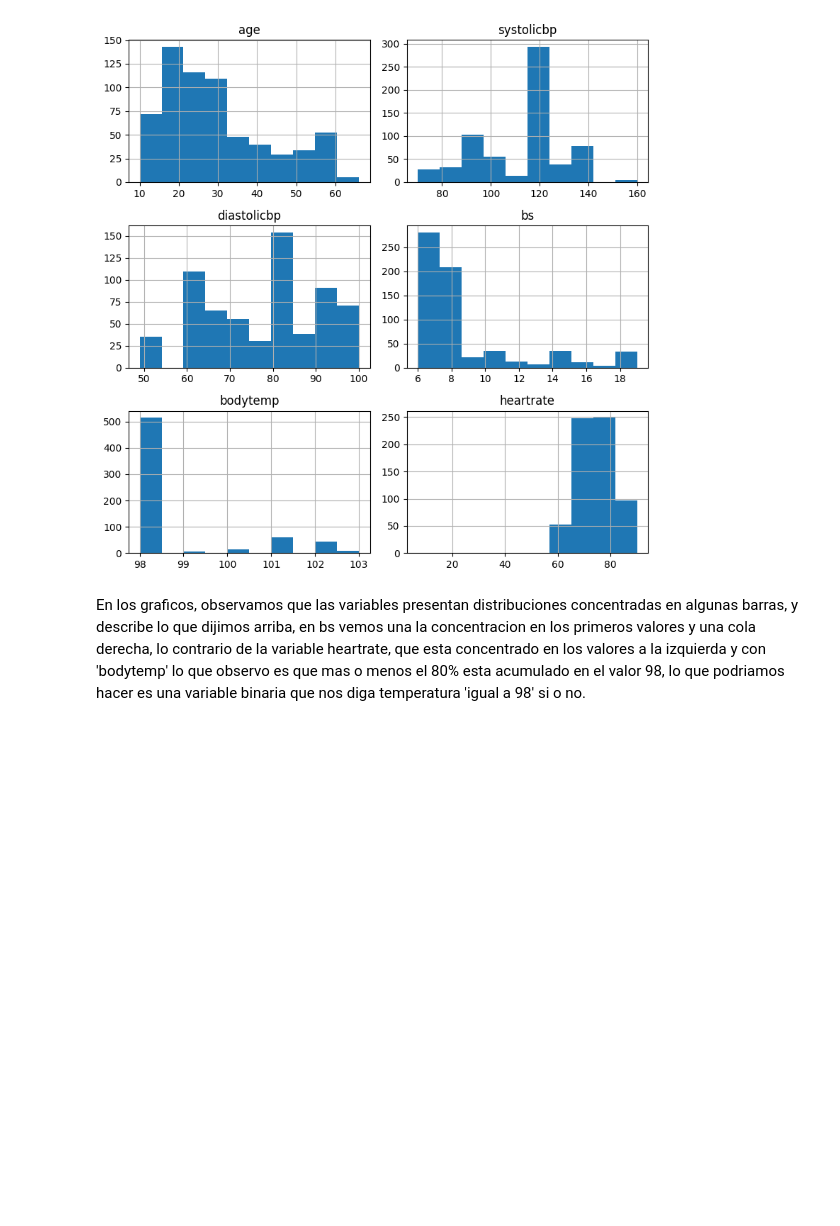
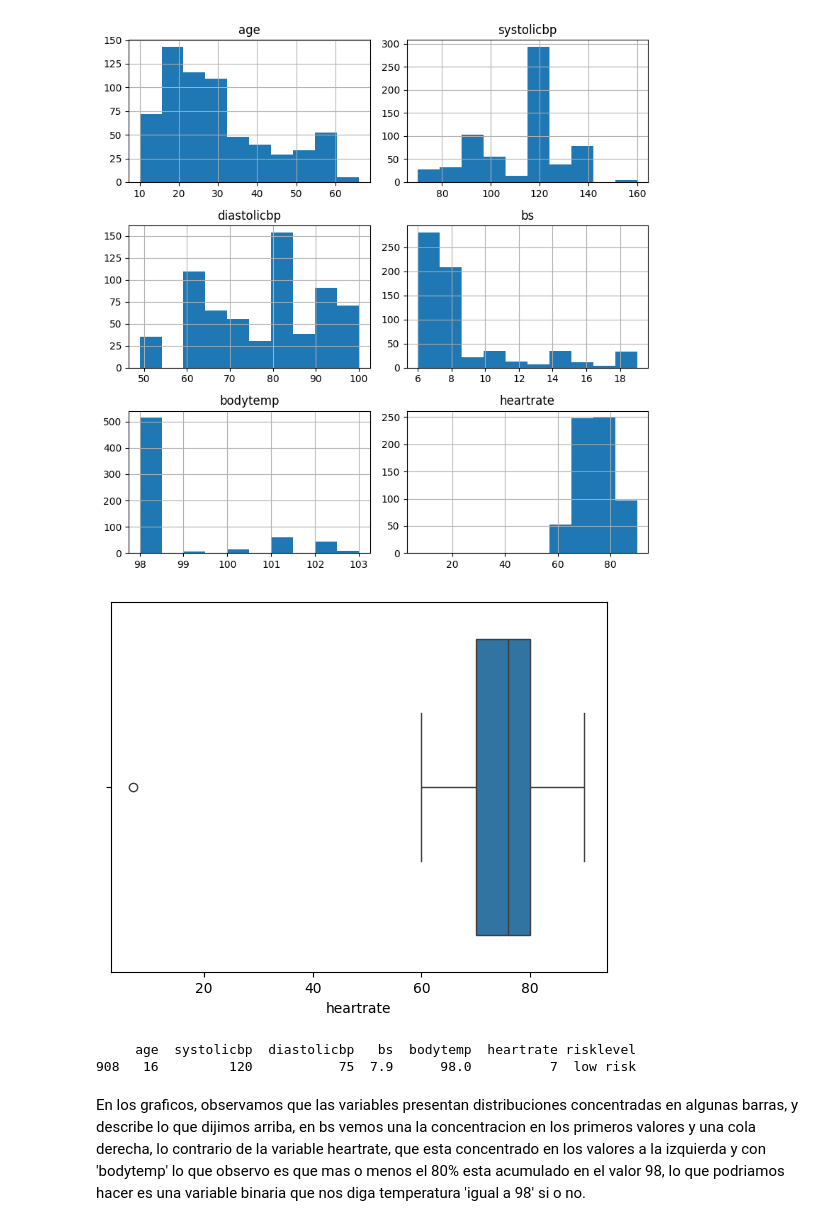
Before and after one commit to nallequintero/matenal_health_risk, a Jupyter notebook: notebooks/matena_health_risk.ipynb, the cells around one changed output. Saved outputs shown, nothing was run; the diff lists cells and outputs as text; code cells hidden in the pictures; blank space fills up the shorter version.

```diff
--- a/notebooks/matena_health_risk.ipynb
+++ b/notebooks/matena_health_risk.ipynb
@@ -175,3 +175,23 @@ plt.tight_layout()
 plt.show()
 # %% [output]
 [figure]
+# %%
+# como se observa que income parecen haber unos valores atipicos, vamos a revisarlo con este grafico
+sns.boxplot(data=df_train, x='heartrate')
+plt.show()
+# %% [output]
+[figure, added]
+# %%
+Q1 = df_train['heartrate'].quantile(0.25)  # Primer cuartil
+Q3 = df_train['heartrate'].quantile(0.75)  # Tercer cuartil
+IQR = Q3 - Q1                     # Rango intercuartílico
+
+# Limites para identificar outliers
+lower_bound = Q1 - 1.5 * IQR
+upper_bound = Q3 + 1.5 * IQR
+
+outliers = df_train[(df_train['heartrate'] < lower_bound) | (df_train['heartrate'] > upper_bound)]
+print(outliers)
+# %% [output]
+     age  systolicbp  diastolicbp   bs  bodytemp  heartrate risklevel
+908   16         120           75  7.9      98.0          7  low risk
```
Also changed, not shown: parts of 7 cells of this notebook, 3 other files.
